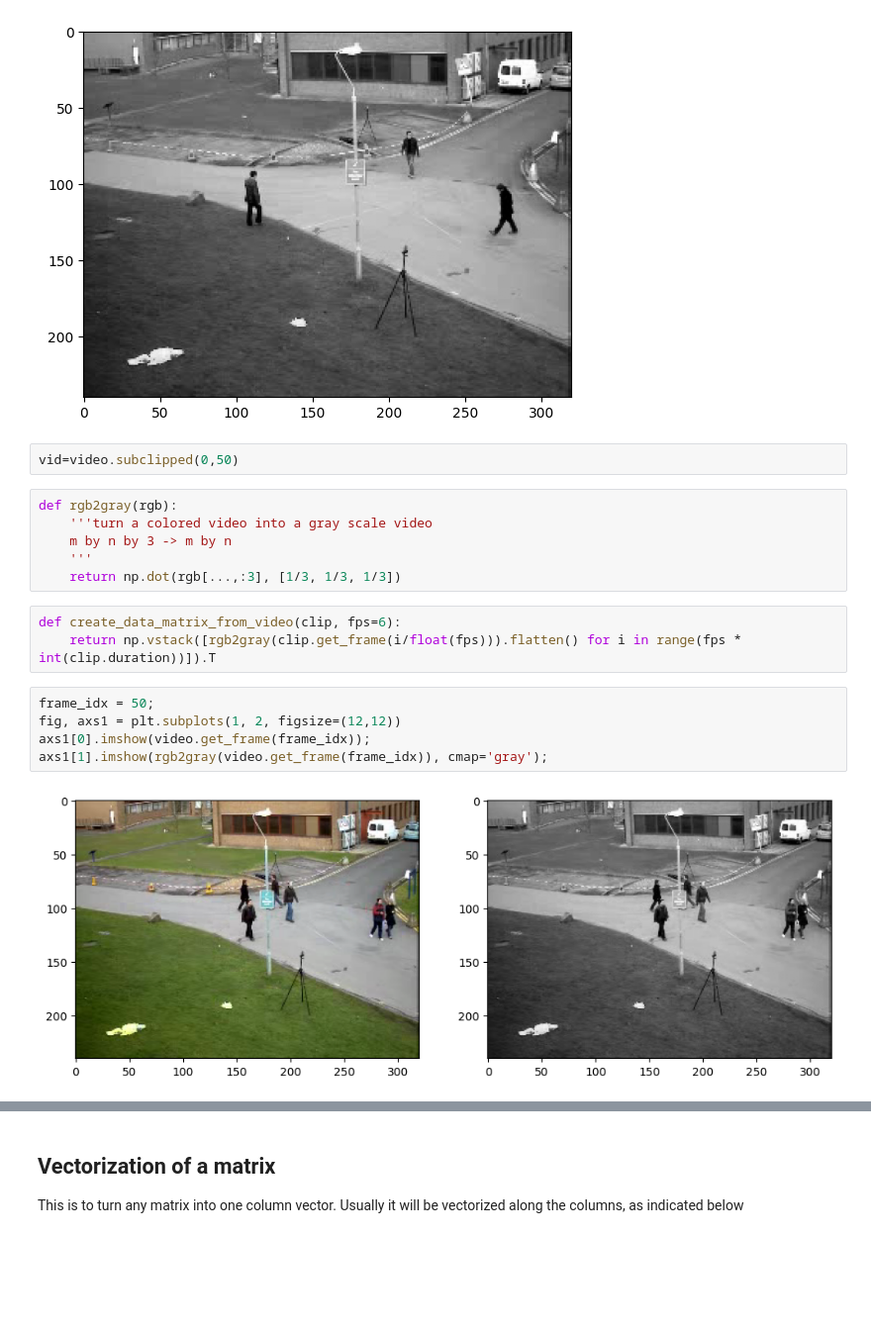
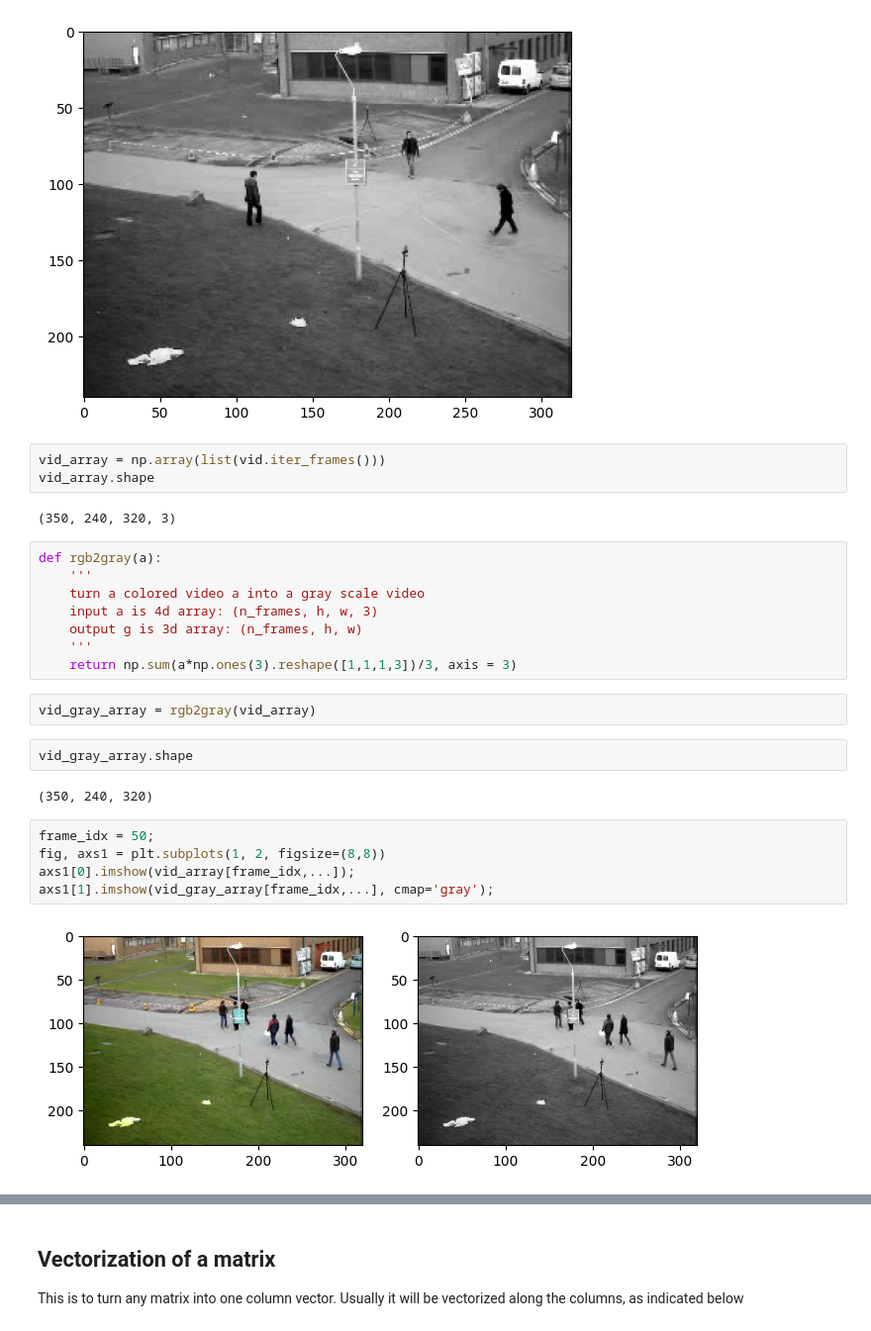
Before and after one commit to xuemeic/MTDS, a Jupyter notebook: notebooks/SVD.ipynb, the cells around one changed output, grey strips where cells are left out. Shown at 99% size. Saved outputs shown, nothing was run; the diff lists cells and outputs as text; blank space fills up the shorter version.

```diff
--- a/notebooks/SVD.ipynb
+++ b/notebooks/SVD.ipynb
@@ -116,21 +127,29 @@ vid_0_gray = video.get_frame(0)[:,:,0]/3 + video.get_frame(0)[:,:,1]/3 + video.g
 plt.imshow(vid_0_gray, cmap='gray');
 # %% [output]
 [figure]
-# %%
-vid=video.subclipped(0,50)
+# %%
+vid_array = np.array(list(vid.iter_frames()))
+vid_array.shape
+# %% [output]
+(350, 240, 320, 3)
 # %%
-def rgb2gray(rgb):
-    '''turn a colored video into a gray scale video
-    m by n by 3 -> m by n
+def rgb2gray(a):
     '''
-    return np.dot(rgb[...,:3], [1/3, 1/3, 1/3])
+    turn a colored video a into a gray scale video
+    input a is 4d array: (n_frames, h, w, 3)
+    output g is 3d array: (n_frames, h, w)
+    '''
+    return np.sum(a*np.ones(3).reshape([1,1,1,3])/3, axis = 3)
-# %%
-def create_data_matrix_from_video(clip, fps=6):
-    return np.vstack([rgb2gray(clip.get_frame(i/float(fps))).flatten() for i in range(fps * int(clip.duration))]).T
+# %%
+vid_gray_array = rgb2gray(vid_array)
+# %%
+vid_gray_array.shape
+# %% [output]
+(350, 240, 320)
 # %%
 frame_idx = 50;
-fig, axs1 = plt.subplots(1, 2, figsize=(12,12))
-axs1[0].imshow(video.get_frame(frame_idx));
-axs1[1].imshow(rgb2gray(video.get_frame(frame_idx)), cmap='gray');
+fig, axs1 = plt.subplots(1, 2, figsize=(8,8))
+axs1[0].imshow(vid_array[frame_idx,...]);
+axs1[1].imshow(vid_gray_array[frame_idx,...], cmap='gray');
 # %% [output]
-[figure, old version]
+[figure, new version]
```
Also changed, not shown: parts of 30 cells of this notebook.
